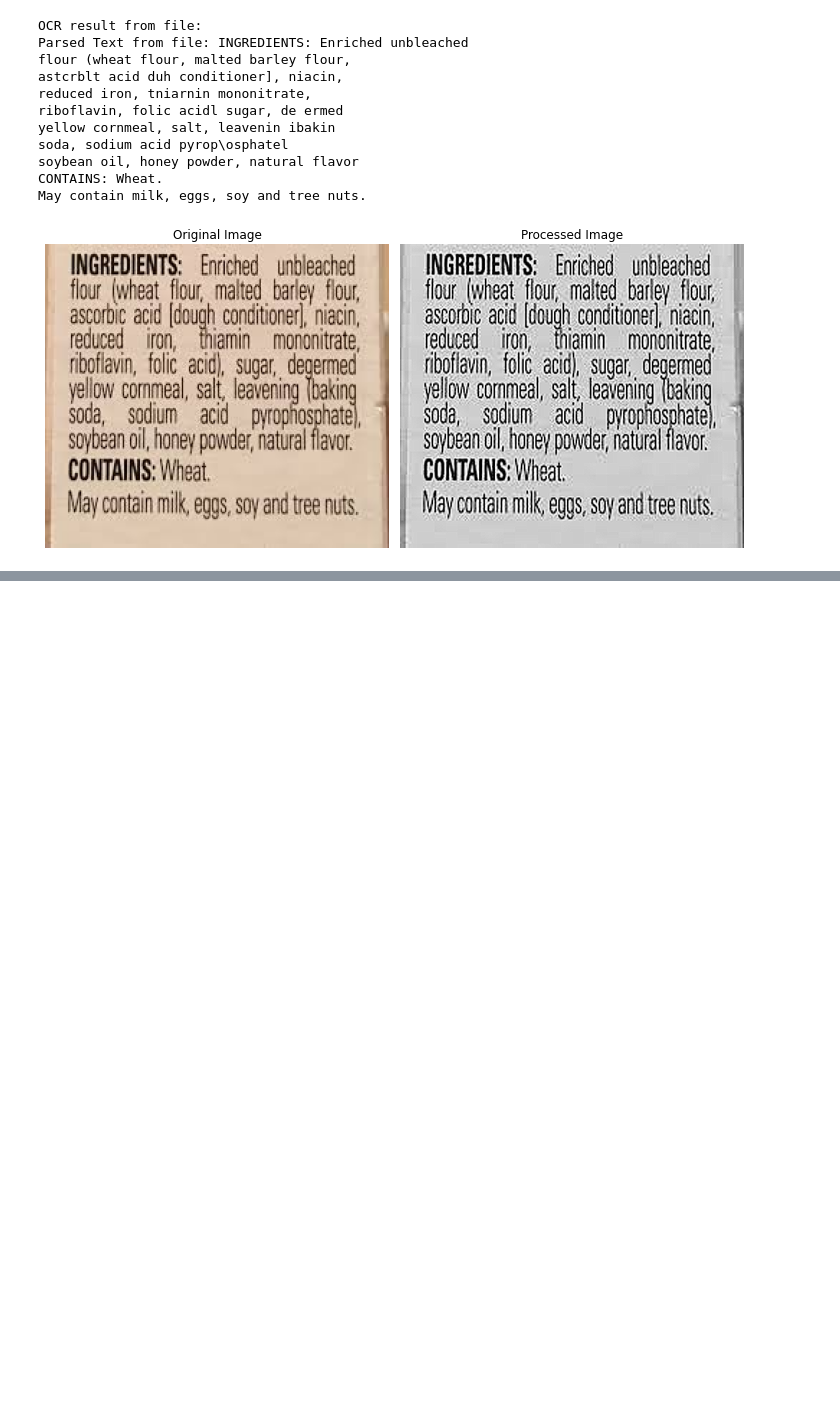
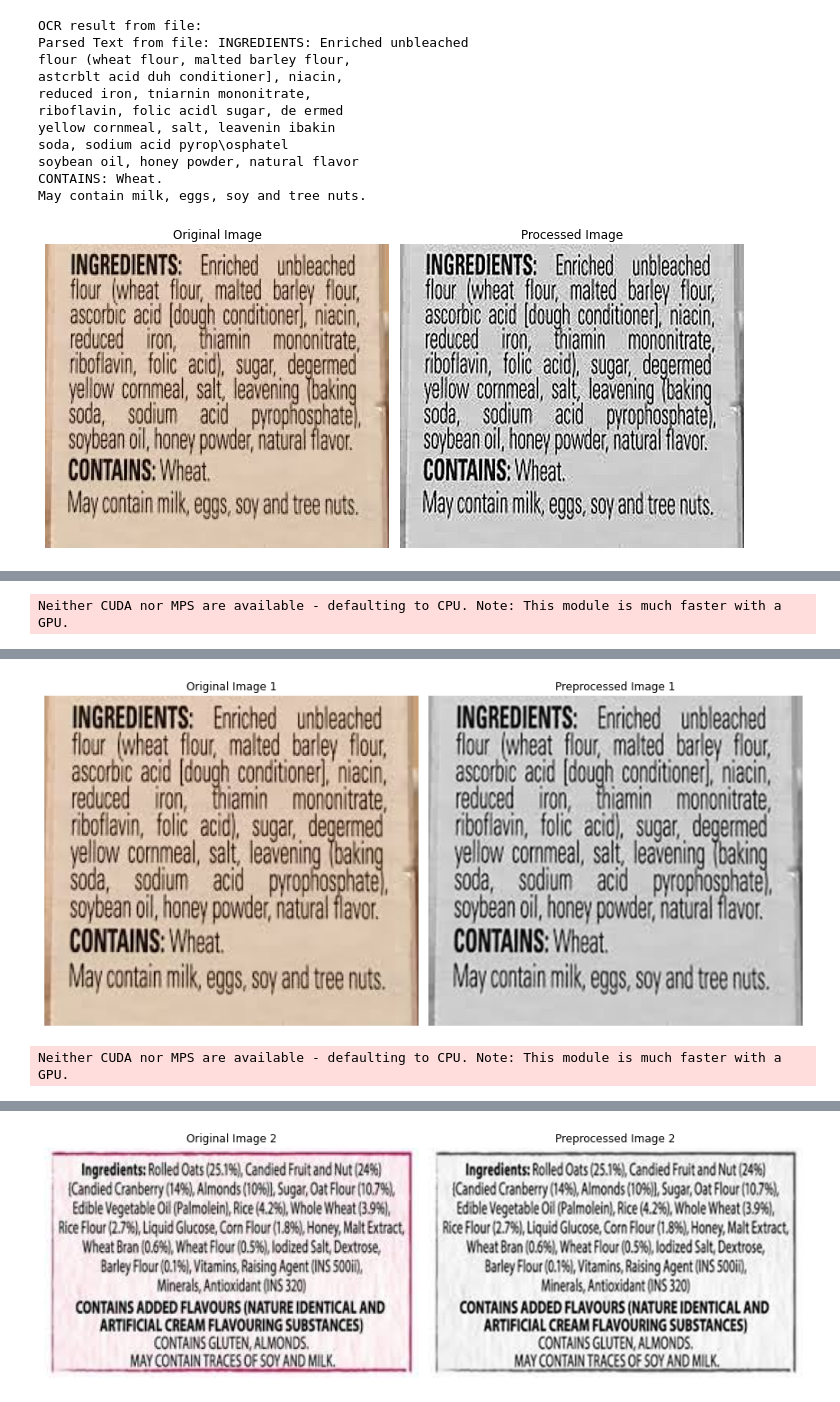
Before and after one commit to thekeya/Food-Nutrient-Analyser, a Jupyter notebook: code file.ipynb, the cells around one changed output, grey strips where cells are left out. Saved outputs shown, nothing was run; the diff lists cells and outputs as text; code cells hidden in the pictures; blank space fills up the shorter version.

Commit message:
updated code file with easy ocr

```diff
--- a/code file.ipynb
+++ b/code file.ipynb
@@ -496,0 +523,4 @@ plt.show()
+# %%
+import easyocr
+reader = easyocr.Reader(['ch_sim','en']) # this needs to run only once to load the model into memory
+result = reader.readtext(processed_image)
@@ -496,0 +783,69 @@ plt.show()
+# %%
+#easy ocr and pytesseract
+
+import cv2
+import numpy as np
+import pytesseract
+import easyocr
+import matplotlib.pyplot as plt
+
+# Set Tesseract executable path (if needed)
+# pytesseract.pytesseract.tesseract_cmd = r"C:\Program Files\Tesseract-OCR\tesseract.exe"
+
+# Function to preprocess an image
+def preprocess_image(image_path):
+    # Load the image
+    image = cv2.imread(image_path)
+    orig = image.copy()
+
+    # Step 1: Convert to grayscale
+    gray = cv2.cvtColor(image, cv2.COLOR_BGR2GRAY)
+
+
+
+    # Step 6: Resize to improve OCR accuracy
+    resized = cv2.resize(gray, None, fx=2, fy=2, interpolation=cv2.INTER_CUBIC)
+
+    return resized, orig
+
+# Function to perform OCR using Tesseract
+def perform_tesseract_ocr(image):
+    return pytesseract.image_to_string(image)
+
+# Function to perform OCR using EasyOCR
+def perform_easyocr(image):
+    reader = easyocr.Reader(['en'])
+    results = reader.readtext(image)
+    return " ".join([text for _, text, _ in results])
+
+# File paths for your images
+image_paths = ["img1.jpg", "img2.jpg"]
+
+# Process images and perform OCR
+for idx, image_path in enumerate(image_paths):
+    # Preprocess image
+    preprocessed, orig = preprocess_image(image_path)
+
+    # Perform OCR
+    tesseract_result = perform_tesseract_ocr(preprocessed)
+    easyocr_result = perform_easyocr(preprocessed)
+
+    # Show results
+    print(f"--- Results for Image {idx + 1} ---")
+    print("Tesseract OCR Result:")
+    print(tesseract_result)
+    print("\nEasyOCR Result:")
+    print(easyocr_result)
+
+    # Visualize original and preprocessed images
+    fig, ax = plt.subplots(1, 2, figsize=(12, 6))
+    ax[0].imshow(cv2.cvtColor(orig, cv2.COLOR_BGR2RGB))
+    ax[0].set_title(f"Original Image {idx + 1}")
+    ax[0].axis("off")
+    ax[1].imshow(preprocessed, cmap="gray")
+    ax[1].set_title(f"Preprocessed Image {idx + 1}")
+    ax[1].axis("off")
+    plt.tight_layout()
+    plt.show()
+# %% [output]
+Neither CUDA nor MPS are available - defaulting to CPU. Note: This module is much faster with a GPU.
@@ -496,0 +869,2 @@ plt.show()
+[figure, added]
+Neither CUDA nor MPS are available - defaulting to CPU. Note: This module is much faster with a GPU.
@@ -496,0 +888 @@ plt.show()
+[figure, added]
```
Also changed, not shown: parts of 14 cells of this notebook.
